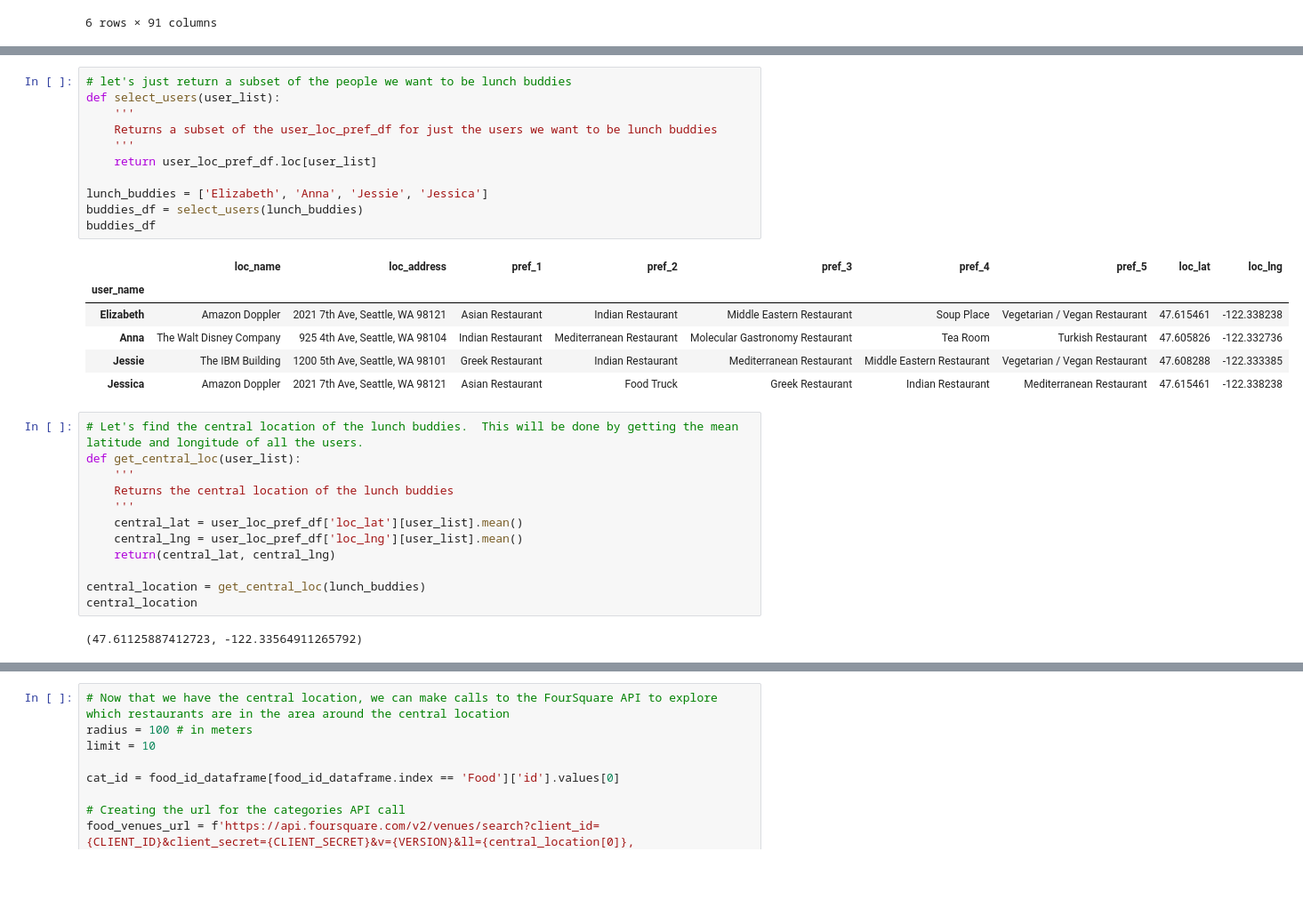
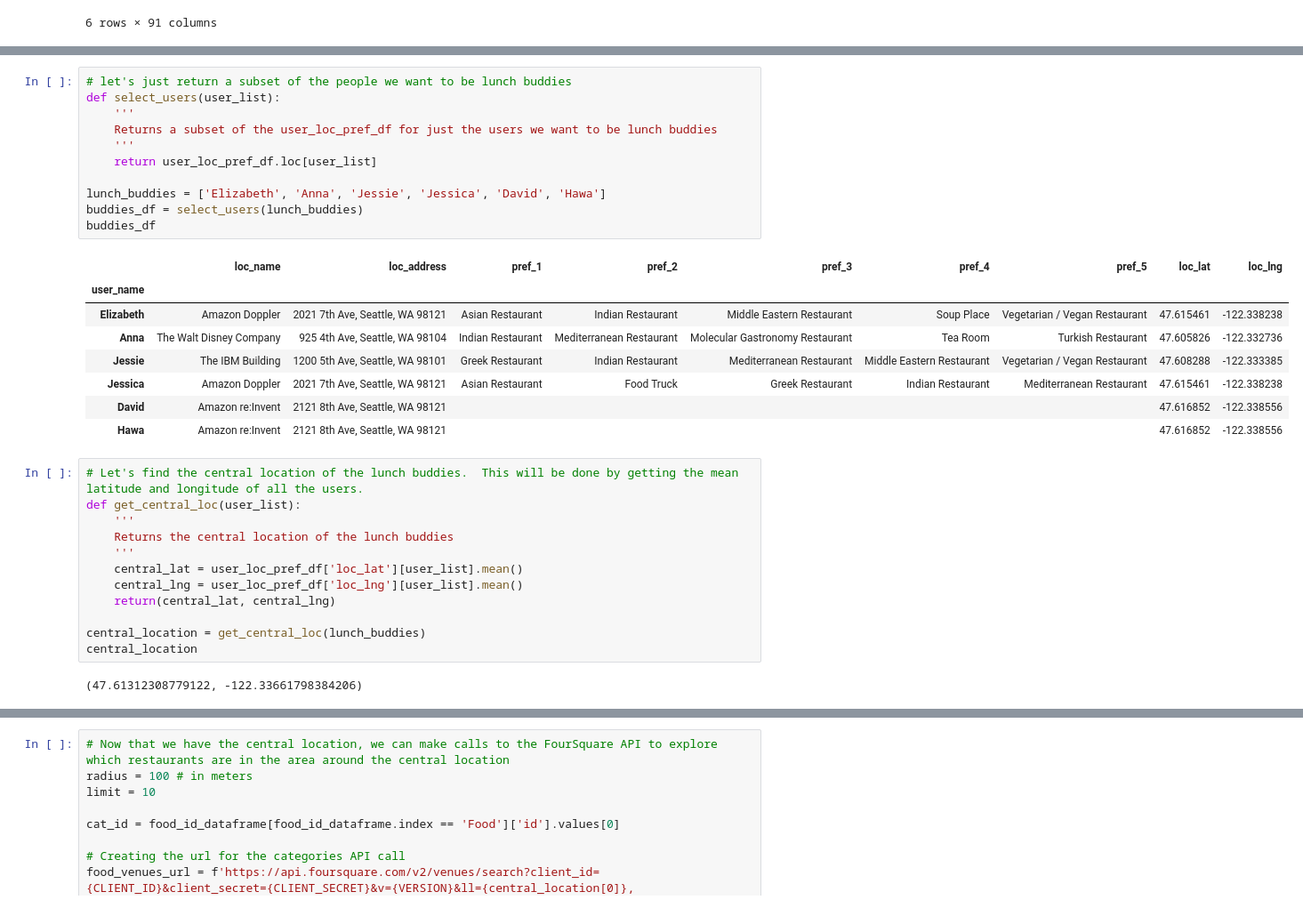
Before and after one commit to Astayonix/BattleOfTheNeighborhoods, a Jupyter notebook: I_Dont_Know_Where_Do_You_Want_to_Eat.ipynb, the cells around one changed output, grey strips where cells are left out. Shown: that part at 89% size. Drawn from its saved outputs; the diff is of its cells as text; blank space fills up the shorter version.

Commit message:
Published from Watson Studio.  Solved lunch buddies at same location.  🙌

```diff
--- a/I_Dont_Know_Where_Do_You_Want_to_Eat.ipynb
+++ b/I_Dont_Know_Where_Do_You_Want_to_Eat.ipynb
@@ -239,21 +245,23 @@ user_loc_pref_df
 # %%
 # let's just return a subset of the people we want to be lunch buddies
 def select_users(user_list):
     '''
     Returns a subset of the user_loc_pref_df for just the users we want to be lunch buddies
     '''
     return user_loc_pref_df.loc[user_list]
 
-lunch_buddies = ['Elizabeth', 'Anna', 'Jessie', 'Jessica']
+lunch_buddies = ['Elizabeth', 'Anna', 'Jessie', 'Jessica', 'David', 'Hawa']
 buddies_df = select_users(lunch_buddies)
 buddies_df
 # %% [output]
 |  | loc_name | loc_address | pref_1 | pref_2 | pref_3 | pref_4 | pref_5 | loc_lat | loc_lng |
 | user_name |  |  |  |  |  |  |  |  |  |
 | Elizabeth | Amazon Doppler | 2021 7th Ave, Seattle, WA 98121 | Asian Restaurant | Indian Restaurant | Middle Eastern Restaurant | Soup Place | Vegetarian / Vegan Restaurant | 47.615461 | -122.338238 |
 | Anna | The Walt Disney Company | 925 4th Ave, Seattle, WA 98104 | Indian Restaurant | Mediterranean Restaurant | Molecular Gastronomy Restaurant | Tea Room | Turkish Restaurant | 47.605826 | -122.332736 |
 | Jessie | The IBM Building | 1200 5th Ave, Seattle, WA 98101 | Greek Restaurant | Indian Restaurant | Mediterranean Restaurant | Middle Eastern Restaurant | Vegetarian / Vegan Restaurant | 47.608288 | -122.333385 |
 | Jessica | Amazon Doppler | 2021 7th Ave, Seattle, WA 98121 | Asian Restaurant | Food Truck | Greek Restaurant | Indian Restaurant | Mediterranean Restaurant | 47.615461 | -122.338238 |
+| David | Amazon re:Invent | 2121 8th Ave, Seattle, WA 98121 |  |  |  |  |  | 47.616852 | -122.338556 |
+| Hawa | Amazon re:Invent | 2121 8th Ave, Seattle, WA 98121 |  |  |  |  |  | 47.616852 | -122.338556 |
 # %%
 # Let's find the central location of the lunch buddies.  This will be done by getting the mean latitude and longitude of all the users.
 def get_central_loc(user_list):
@@ -267,7 +275,7 @@ def get_central_loc(user_list):
 central_location = get_central_loc(lunch_buddies)
 central_location
 # %% [output]
-(47.61125887412723, -122.33564911265792)
+(47.61312308779122, -122.33661798384206)
 # %%
 def get_lunch_buddy_sparse_matrix(user_list):
     '''
```
Also changed, not shown: parts of 7 cells of this notebook.
